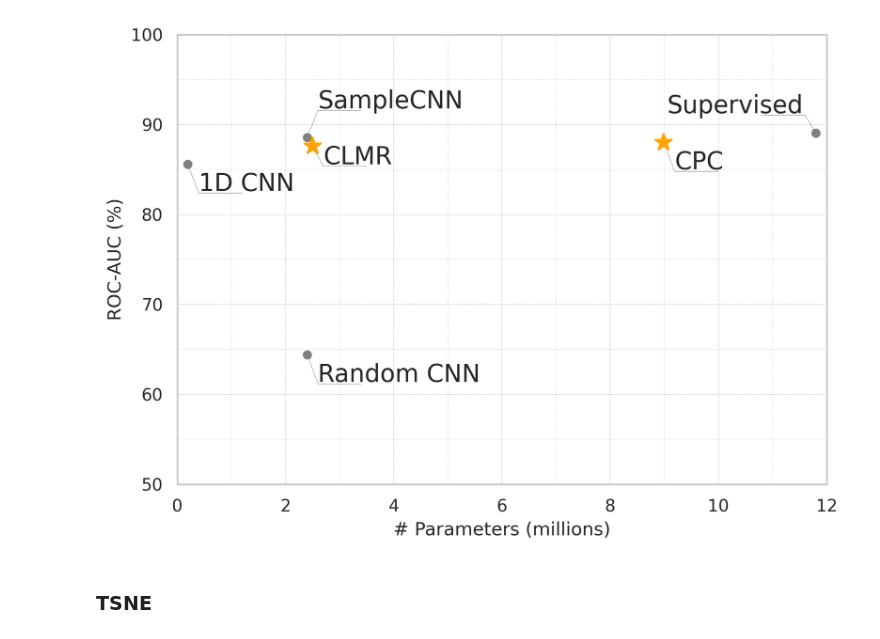
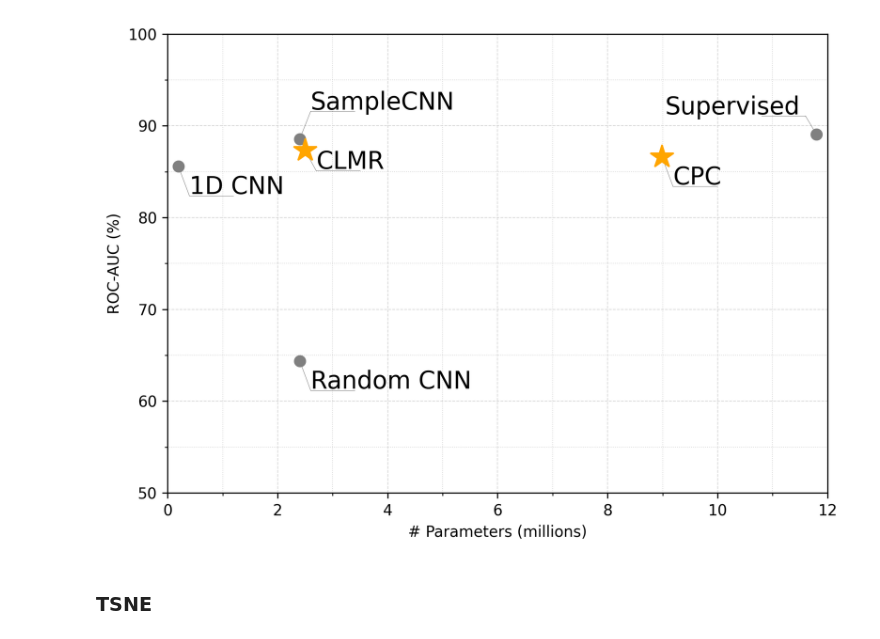
Before and after one commit to Spijkervet/CLMR, a Jupyter notebook: paper figures.ipynb, the cells around one changed output. Drawn from its saved outputs; the diff is of its cells as text; code cells hidden in the pictures.

```diff
--- a/paper figures.ipynb
+++ b/paper figures.ipynb
@@ -22,7 +22,7 @@ ax.grid(which='major', color='#CCCCCC', linestyle='--', alpha=0.8, linewidth=0.5
 ax.grid(which='minor', color='#CCCCCC', linestyle=':', alpha=0.8, linewidth=0.5)
 
 padding = 0.2
-markersize = 10
+markersize = 14
 fontsize = 16
 linealpha = 0.5
 
@@ -54,37 +54,37 @@ ax.plot(samplecnn[0], samplecnn[1], ".", linewidth=2, markersize=markersize, col
 
 # ours
 # CLMR
-clmr = [2.5, 87.55788687]
+clmr = [2.5, 87.3]# 87.55788687]
 ax.text(clmr[0] + padding, clmr[1] - 2, "CLMR", fontsize=fontsize)
 ax.plot([clmr[0], clmr[0]+0.2], [clmr[1], clmr[1] - 2.2], color='k', linestyle='-', linewidth=0.3, alpha=linealpha)
 ax.plot([clmr[0] + padding, clmr[0] + 1], [clmr[1] - 2.2, clmr[1] - 2.2], color='k', linestyle='-', linewidth=0.3, alpha=linealpha)
 ax.plot(clmr[0], clmr[1], "*", linewidth=2, markersize=markersize+2, color="orange")
 
 
 # CPC
-cpc = [8.988672, 87.99]
+cpc = [8.988672, 86.60]# 87.99]
 ax.text(cpc[0] + padding, cpc[1] - 3, "CPC", fontsize=fontsize)
 ax.plot([cpc[0], cpc[0] + 0.2], [cpc[1], cpc[1] - 3.2], color='k', linestyle='-', linewidth=0.3, alpha=linealpha)
 ax.plot([cpc[0] + padding, cpc[0] + 1], [cpc[1] - 3.2, cpc[1] - 3.2], color='k', linestyle='-', linewidth=0.3, alpha=linealpha)
 ax.plot(cpc[0], cpc[1], "*", linewidth=2, markersize=markersize+2, color="orange")
 
 
 # Supervised (Pons et al.)
 pons = [11.80, 89.05]
 ax.text(pons[0] - 2.75, pons[1] + 2.2, "Supervised", fontsize=fontsize)
 ax.plot([pons[0], pons[0] - padding], [pons[1], pons[1] + 2], color='k', linestyle='-', linewidth=0.3, alpha=linealpha)
 ax.plot([pons[0] - padding, pons[0] - 1], [pons[1] + 2, pons[1] + 2], color='k', linestyle='-', linewidth=0.3, alpha=linealpha)
 ax.plot(pons[0], pons[1], ".", linewidth=2, markersize=markersize, color="gray")
 
 
 
 plt.xlabel("# Parameters (millions)")
 plt.ylabel("ROC-AUC (%)")
 plt.tight_layout()
 plt.savefig("./media/roc_auc_magnatagatune.png")
 plt.show()
 # %% [output]
-[figure, old version]
+[figure, new version]
 # %% [markdown]
 ### TSNE
 # %%
```
Also changed, not shown: 39 other files.
